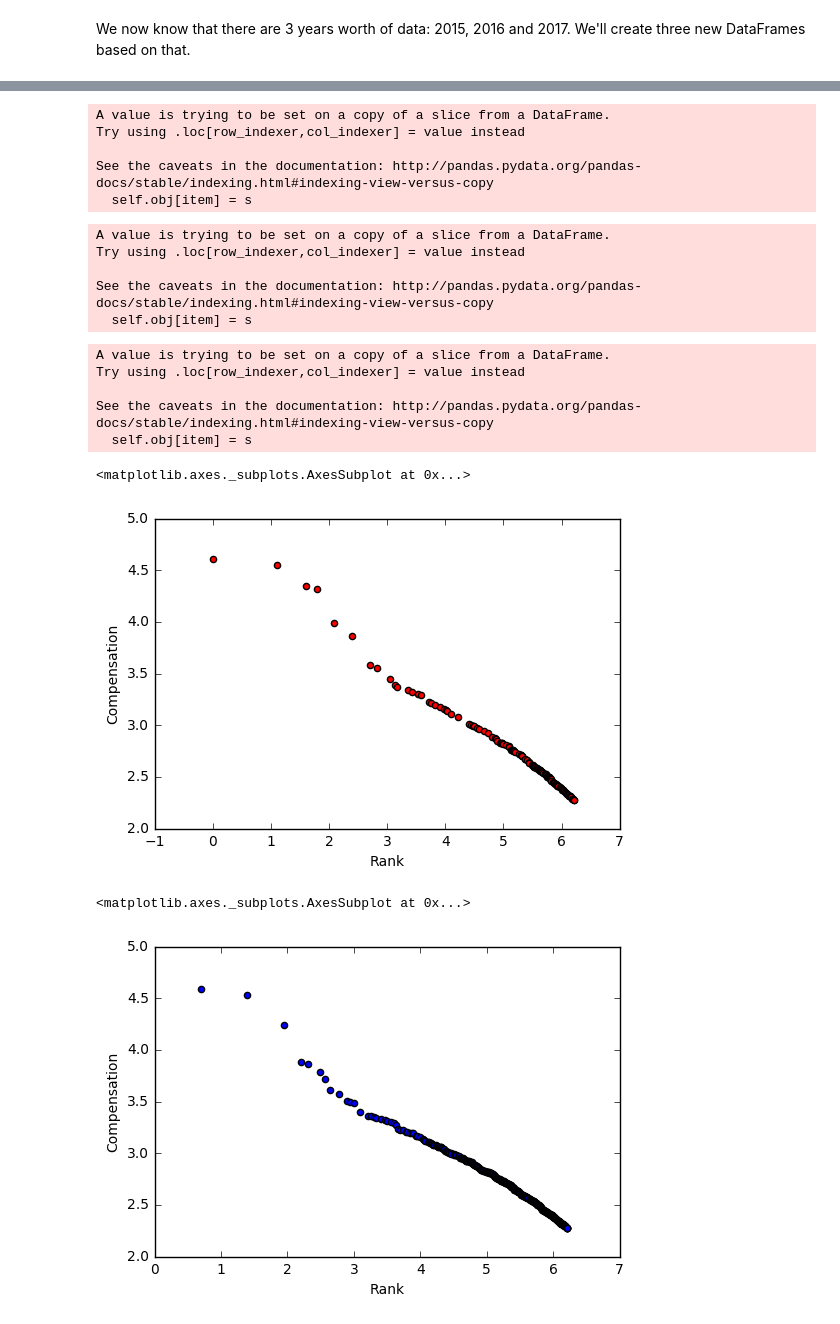
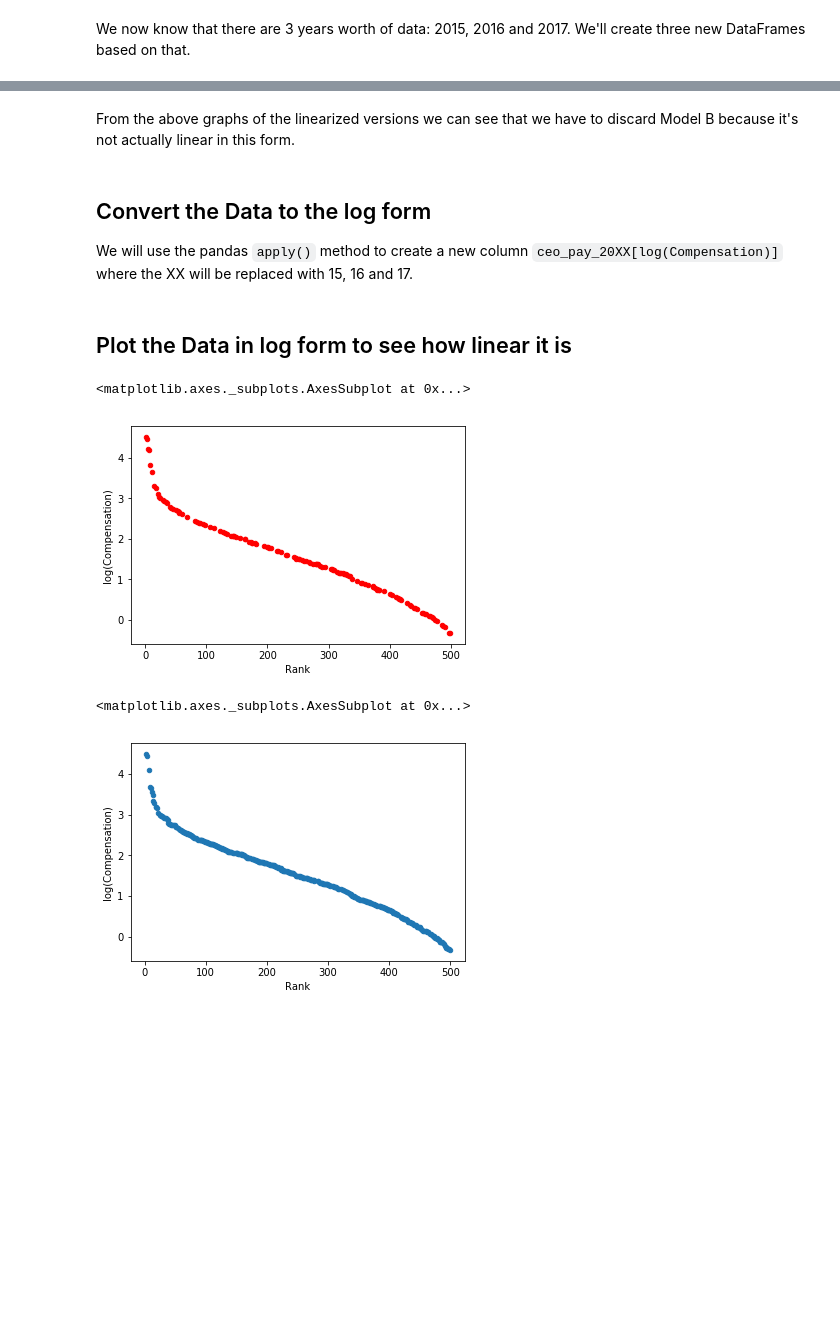
Before and after one commit to kaumaron/Data_Science, a Jupyter notebook: CEO_Compensation/CEO_Compensation.ipynb, the cells around one changed output, grey strips where cells are left out. Drawn from its saved outputs; the diff is of its cells as text; code cells hidden in the pictures; blank space fills up the shorter version.

```diff
--- a/CEO_Compensation/CEO_Compensation.ipynb
+++ b/CEO_Compensation/CEO_Compensation.ipynb
@@ -259,9 +254,11 @@ array([2015, 2016, 2017])
 # %% [markdown]
 We now know that there are 3 years worth of data: 2015, 2016 and 2017. We'll create three new DataFrames based on that.
 # %%
-ceo_pay_2015 = ceo_pay_by_year[ceo_pay_by_year.Year == 2015]
-ceo_pay_2016 = ceo_pay_by_year[ceo_pay_by_year.Year == 2016]
-ceo_pay_2017 = ceo_pay_by_year[ceo_pay_by_year.Year == 2017]
+ceo_pay_2015 = ceo_pay_by_year[ceo_pay_by_year.Year == 2015].copy()
+ceo_pay_2016 = ceo_pay_by_year[ceo_pay_by_year.Year == 2016].copy()
+ceo_pay_2017 = ceo_pay_by_year[ceo_pay_by_year.Year == 2017].copy()
 
-ceo_pay_2015.shape[0], ceo_pay_2016.shape[0], ceo_pay_2017.shape[0]
+print('CEOs in 2015 data: {:5>}\nCEOs in 2016 data: {:5>}\nCEOs in 2017 data: {:5>}'.format(ceo_pay_2015.shape[0],\
+                                                                                     ceo_pay_2016.shape[0],\
+                                                                                     ceo_pay_2017.shape[0]))
 # %% [output]
@@ -275,0 +286,15 @@ def graph(formula, x_range):
+# %%
+base = floor(ceo_pay_by_year.Compensation.min()) # We're using the floor to prevent having to calculate log(0)
+top = ceo_pay_by_year.Compensation.iloc[0]
+rank1 = ceo_pay_by_year.Rank.iloc[0]
+rank500 = ceo_pay_by_year.Rank.iloc[-1]
+
+# Determine values for alpha, beta, gamma and delta using two systems of equations
+beta = - (log(top-base)) / (rank1 - rank500)
+alpha = (top - base) * np.exp(beta * rank1)
+
+delta =  (log(top-base)) / ( (1/rank1) - (1/rank500))
+gamma = (top - base) * np.exp(-delta * rank1)
+
+print("Top Pay: {}\nMin Pay: {}\nAlpha {:6f}\nBeta: {:6f}\nGamma {:6f}\nDelta: {:6f}".\
+      format(top,base,alpha,beta,gamma,delta))
@@ -294,36 +352,21 @@ See the caveats in the documentation: http://pandas.pydata.org/pandas-docs/stabl
-# %%
-ceo_pay_2016.loc[:,'Rank'] = ceo_pay_2016.loc[:,'Rank'].apply(lambda s: log(s))
-# %% [output]
-A value is trying to be set on a copy of a slice from a DataFrame.
-Try using .loc[row_indexer,col_indexer] = value instead
-
-See the caveats in the documentation: http://pandas.pydata.org/pandas-docs/stable/indexing.html#indexing-view-versus-copy
-  self.obj[item] = s
-# %%
-ceo_pay_2017.loc[:,'Rank'] = ceo_pay_2017.loc[:,'Rank'].apply(lambda s: log(s))
-# %% [output]
-A value is trying to be set on a copy of a slice from a DataFrame.
-Try using .loc[row_indexer,col_indexer] = value instead
-
-See the caveats in the documentation: http://pandas.pydata.org/pandas-docs/stable/indexing.html#indexing-view-versus-copy
-  self.obj[item] = s
+# %% [markdown]
+From the above graphs of the linearized versions we can see that we have to discard Model B because it's not actually linear in this form.
+# %% [markdown]
+## Convert the Data to the log form
+We will use the pandas `apply()` method to create a new column `ceo_pay_20XX[log(Compensation)]` where the XX will be replaced with 15, 16 and 17.
 # %%
-ceo_pay_2015.loc[:,'Compensation'] = ceo_pay_2015.loc[:,'Compensation'].apply(lambda s: log(s))
-ceo_pay_2016.loc[:,'Compensation'] = ceo_pay_2016.loc[:,'Compensation'].apply(lambda s: log(s))
-ceo_pay_2017.loc[:,'Compensation'] = ceo_pay_2017.loc[:,'Compensation'].apply(lambda s: log(s))
+ceo_pay_2015['log(Compensation)'] = ceo_pay_2015['Compensation'].apply(lambda s: log(s - base))
+ceo_pay_2016['log(Compensation)'] = ceo_pay_2016['Compensation'].apply(lambda s: log(s - base))
+ceo_pay_2017['log(Compensation)'] = ceo_pay_2017['Compensation'].apply(lambda s: log(s - base))
-# %% [output]
-A value is trying to be set on a copy of a slice from a DataFrame.
-Try using .loc[row_indexer,col_indexer] = value instead
-
-See the caveats in the documentation: http://pandas.pydata.org/pandas-docs/stable/indexing.html#indexing-view-versus-copy
-  self.obj[item] = s
+# %% [markdown]
+## Plot the Data in log form to see how linear it is
 # %%
-ceo_pay_2015.plot.scatter(x = 'Rank' , y ='Compensation', color='r')
+ceo_pay_2015.plot.scatter(x = 'Rank' , y ='log(Compensation)', color='r')
 # %% [output]
 <matplotlib.axes._subplots.AxesSubplot at 0x...>
-[figure, old version]
+[figure, new version]
 # %%
-ceo_pay_2016.plot.scatter(x = 'Rank' , y ='Compensation')
+ceo_pay_2016.plot.scatter(x = 'Rank' , y ='log(Compensation)')
 # %% [output]
 <matplotlib.axes._subplots.AxesSubplot at 0x...>
-[figure, old version]
+[figure, new version]
```
Also changed, not shown: parts of 24 cells of this notebook.
